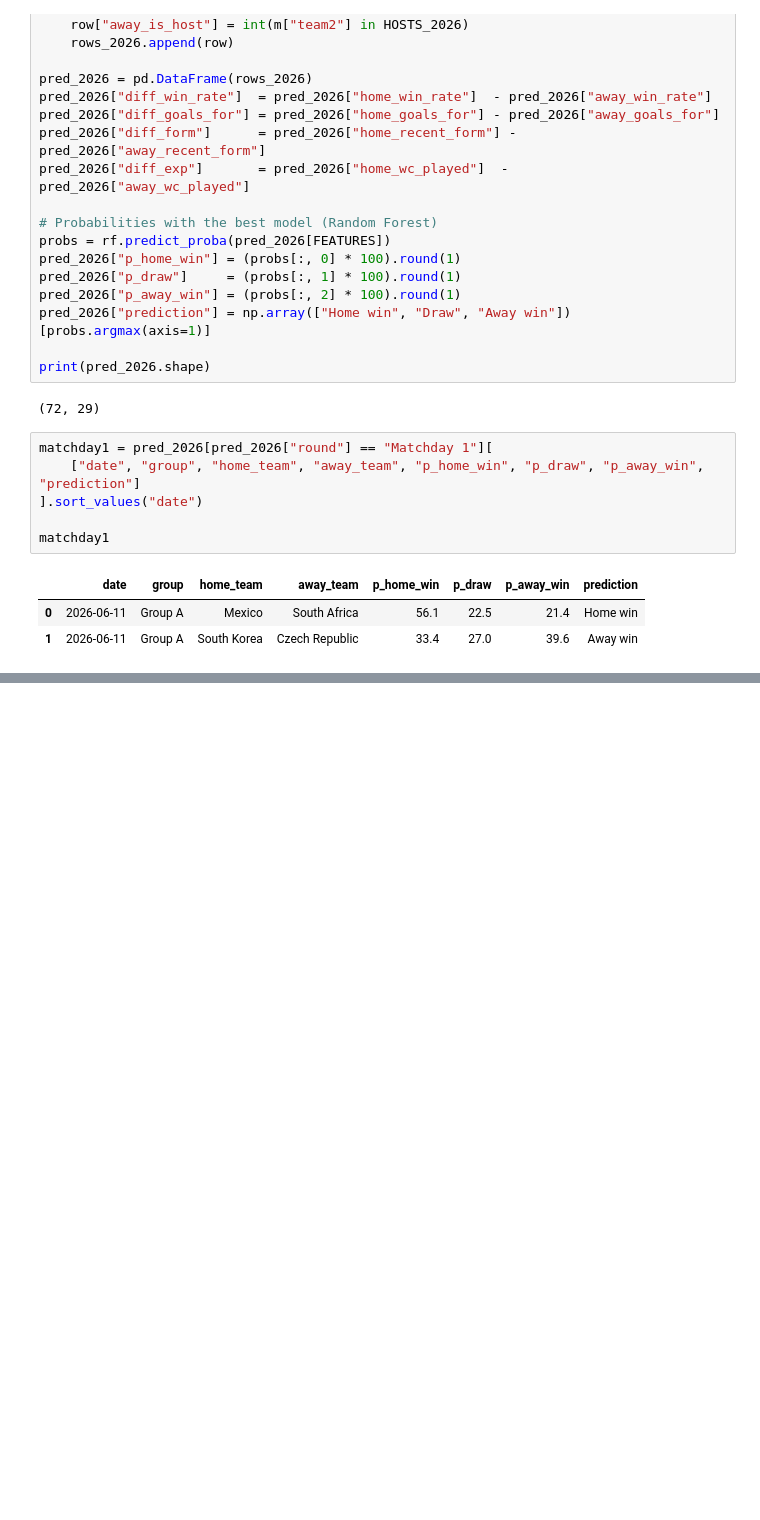
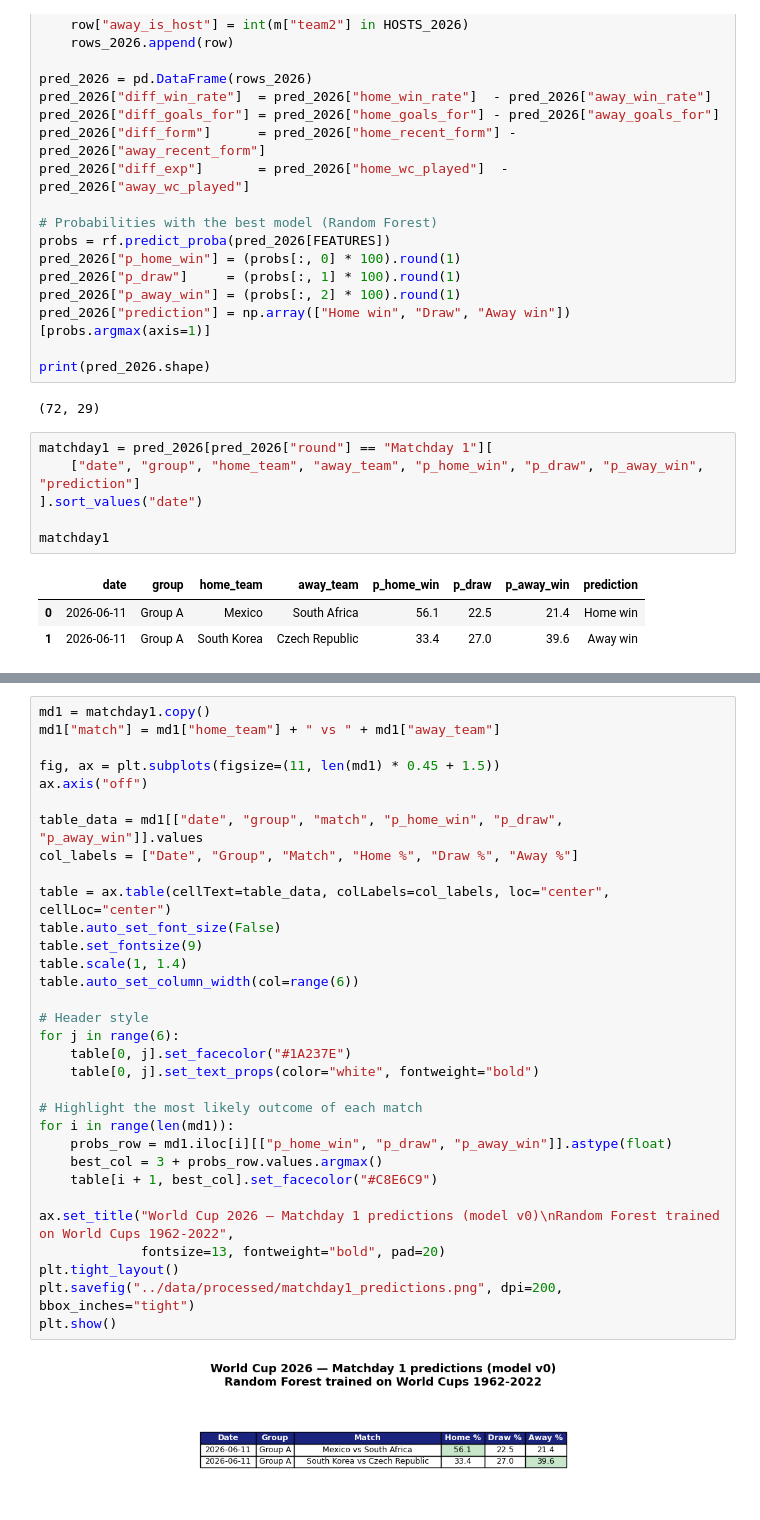
Before and after one commit to AdriBlanco0/worldcup2026-predictor, a Jupyter notebook: notebooks/02_features_model_v0.ipynb, the cells around one changed output, grey strips where cells are left out. Saved outputs shown, nothing was run; the diff lists cells and outputs as text; blank space fills up the shorter version.

```diff
--- a/notebooks/02_features_model_v0.ipynb
+++ b/notebooks/02_features_model_v0.ipynb
@@ -273,0 +282,34 @@ matchday1
+# %%
+md1 = matchday1.copy()
+md1["match"] = md1["home_team"] + " vs " + md1["away_team"]
+
+fig, ax = plt.subplots(figsize=(11, len(md1) * 0.45 + 1.5))
+ax.axis("off")
+
+table_data = md1[["date", "group", "match", "p_home_win", "p_draw", "p_away_win"]].values
+col_labels = ["Date", "Group", "Match", "Home %", "Draw %", "Away %"]
+
+table = ax.table(cellText=table_data, colLabels=col_labels, loc="center", cellLoc="center")
+table.auto_set_font_size(False)
+table.set_fontsize(9)
+table.scale(1, 1.4)
+table.auto_set_column_width(col=range(6))
+
+# Header style
+for j in range(6):
+    table[0, j].set_facecolor("#1A237E")
+    table[0, j].set_text_props(color="white", fontweight="bold")
+
+# Highlight the most likely outcome of each match
+for i in range(len(md1)):
+    probs_row = md1.iloc[i][["p_home_win", "p_draw", "p_away_win"]].astype(float)
+    best_col = 3 + probs_row.values.argmax()
+    table[i + 1, best_col].set_facecolor("#C8E6C9")
+
+ax.set_title("World Cup 2026 — Matchday 1 predictions (model v0)\nRandom Forest trained on World Cups 1962-2022",
+             fontsize=13, fontweight="bold", pad=20)
+plt.tight_layout()
+plt.savefig("../data/processed/matchday1_predictions.png", dpi=200, bbox_inches="tight")
+plt.show()
+# %% [output]
+[figure, added]
```
Also changed, not shown: parts of 1 cell of this notebook, 2 other files.
